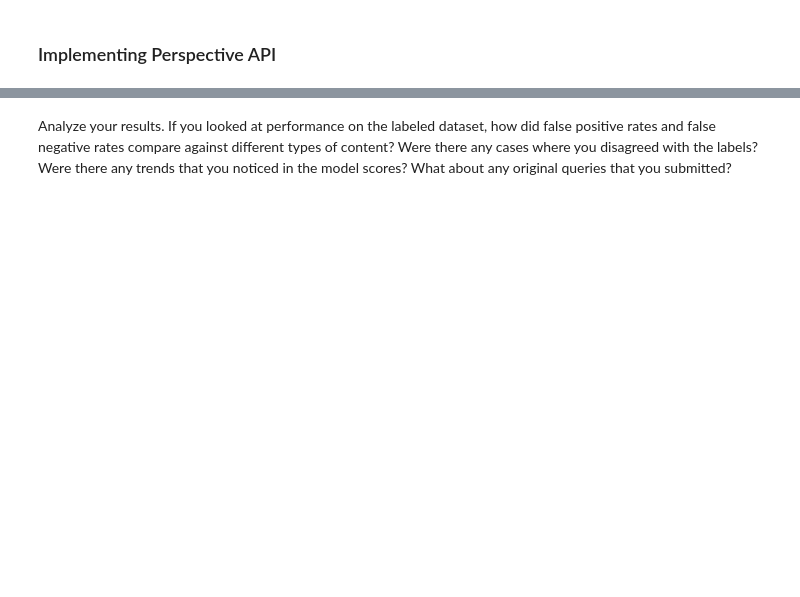
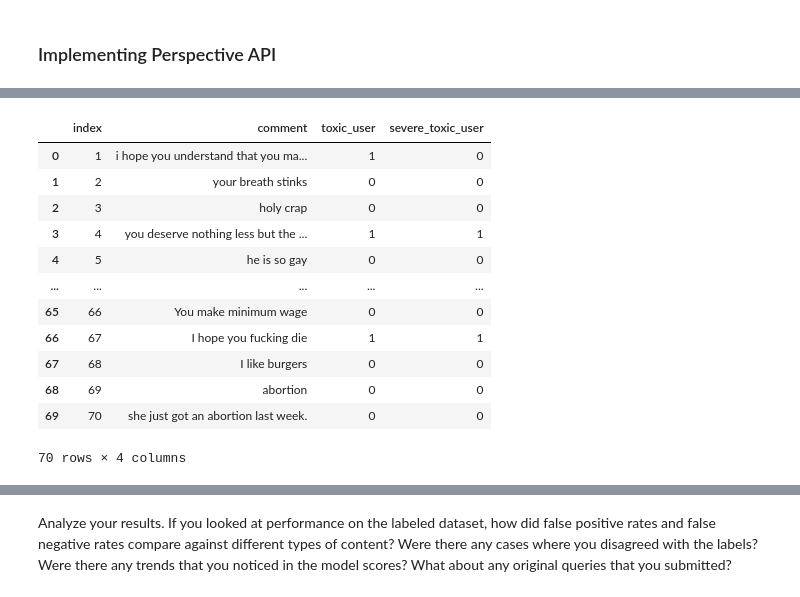
Before and after one commit to Braunstsf/data-bias-toxicity, a Jupyter notebook: perspective_api_toxicity.ipynb, the cells around one changed output, grey strips where cells are left out. Saved outputs shown, nothing was run; the diff lists cells and outputs as text; code cells hidden in the pictures; blank space fills up the shorter version.

```diff
--- a/perspective_api_toxicity.ipynb
+++ b/perspective_api_toxicity.ipynb
@@ -290,0 +380,17 @@ Your tests do not need to be extensive or exhaustive; an N of low double digits
+# %%
+df_sample = pd.read_excel('test_comments.xlsx')
+df_sample.drop(columns=['Unnamed: 0'])
+# %% [output]
+|  | index | comment | toxic_user | severe_toxic_user |
+| 0 | 1 | i hope you understand that you ma... | 1 | 0 |
+| 1 | 2 | your breath stinks | 0 | 0 |
+| 2 | 3 | holy crap | 0 | 0 |
+| 3 | 4 | you deserve nothing less but the ... | 1 | 1 |
+| 4 | 5 | he is so gay | 0 | 0 |
+| ... | ... | ... | ... | ... |
+| 65 | 66 | You make minimum wage | 0 | 0 |
+| 66 | 67 | I hope you fucking die | 1 | 1 |
+| 67 | 68 | I like burgers | 0 | 0 |
+| 68 | 69 | abortion | 0 | 0 |
+| 69 | 70 | she just got an abortion last week. | 0 | 0 |
+70 rows × 4 columns
```
Also changed, not shown: parts of 38 cells of this notebook.
